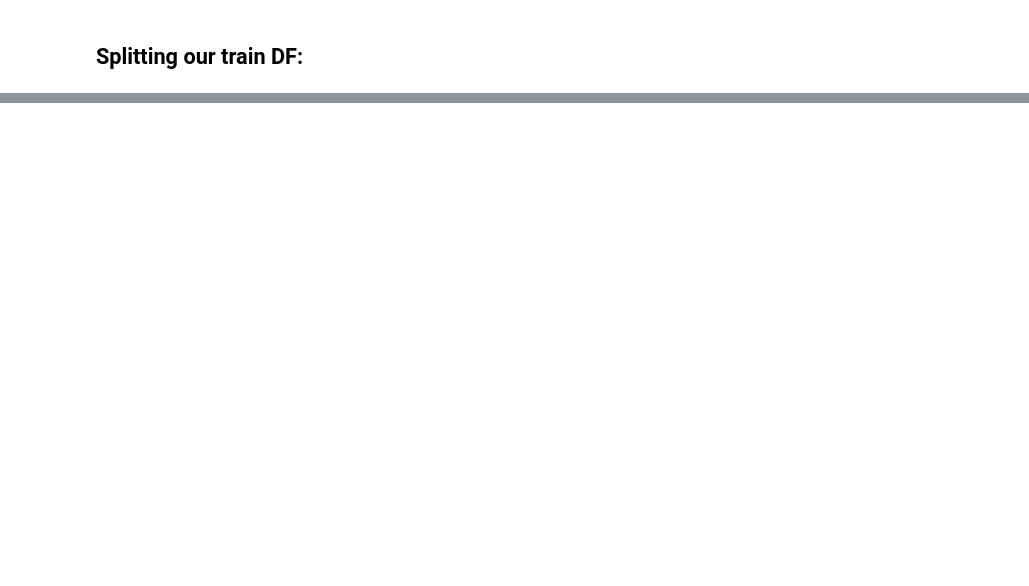
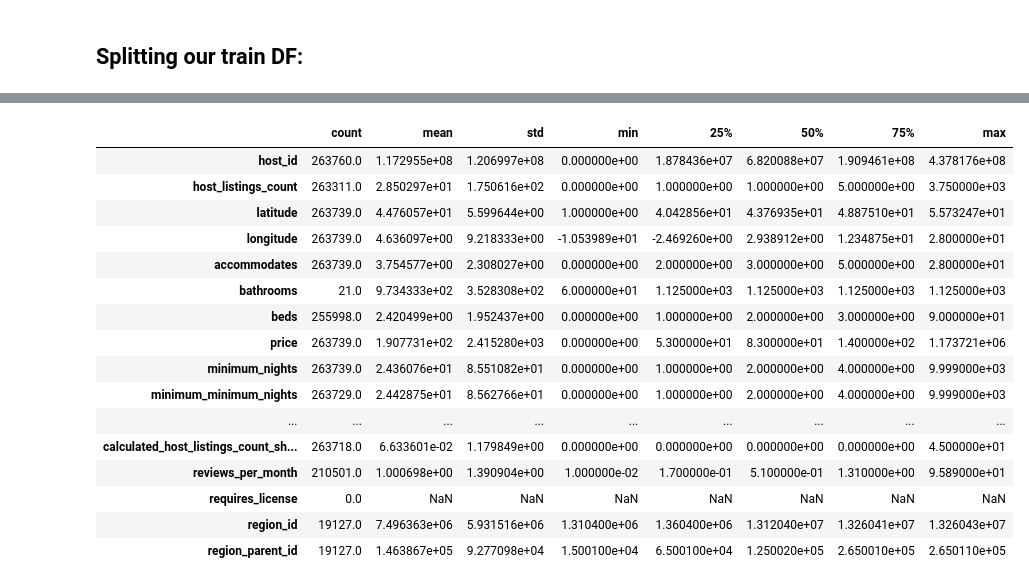
Before and after one commit to VictorPablo12/ML_kaggle_competition, a Jupyter notebook: Main.ipynb, the cells around one changed output, grey strips where cells are left out. Drawn from its saved outputs; the diff is of its cells as text; code cells hidden in the pictures; blank space fills up the shorter version.

```diff
--- a/Main.ipynb
+++ b/Main.ipynb
@@ -11,5 +13,6 @@ airBNB_train = pd.read_csv('data/train.csv.zip')
 # %% [markdown]
 - Making a copy just in case:
 # %%
-raw = airBNB_train.copy()
+raw_train= airBNB_train.copy()
+raw_test = airBNB_test.copy()
 # %%
@@ -65,0 +77,21 @@ from pycaret.regression import * #Import Pycaret
+# %%
+raw_train.columns
+raw_train.describe().T
+# %% [output]
+|  | count | mean | std | min | 25% | 50% | 75% | max |
+| host_id | 263760.0 | 1.172955e+08 | 1.206997e+08 | 0.000000e+00 | 1.878436e+07 | 6.820088e+07 | 1.909461e+08 | 4.378176e+08 |
+| host_listings_count | 263311.0 | 2.850297e+01 | 1.750616e+02 | 0.000000e+00 | 1.000000e+00 | 1.000000e+00 | 5.000000e+00 | 3.750000e+03 |
+| latitude | 263739.0 | 4.476057e+01 | 5.599644e+00 | 1.000000e+00 | 4.042856e+01 | 4.376935e+01 | 4.887510e+01 | 5.573247e+01 |
+| longitude | 263739.0 | 4.636097e+00 | 9.218333e+00 | -1.053989e+01 | -2.469260e+00 | 2.938912e+00 | 1.234875e+01 | 2.800000e+01 |
+| accommodates | 263739.0 | 3.754577e+00 | 2.308027e+00 | 0.000000e+00 | 2.000000e+00 | 3.000000e+00 | 5.000000e+00 | 2.800000e+01 |
+| bathrooms | 21.0 | 9.734333e+02 | 3.528308e+02 | 6.000000e+01 | 1.125000e+03 | 1.125000e+03 | 1.125000e+03 | 1.125000e+03 |
+| beds | 255998.0 | 2.420499e+00 | 1.952437e+00 | 0.000000e+00 | 1.000000e+00 | 2.000000e+00 | 3.000000e+00 | 9.000000e+01 |
+| price | 263739.0 | 1.907731e+02 | 2.415280e+03 | 0.000000e+00 | 5.300000e+01 | 8.300000e+01 | 1.400000e+02 | 1.173721e+06 |
+| minimum_nights | 263739.0 | 2.436076e+01 | 8.551082e+01 | 0.000000e+00 | 1.000000e+00 | 2.000000e+00 | 4.000000e+00 | 9.999000e+03 |
+| minimum_minimum_nights | 263729.0 | 2.442875e+01 | 8.562766e+01 | 0.000000e+00 | 1.000000e+00 | 2.000000e+00 | 4.000000e+00 | 9.999000e+03 |
+| ... | ... | ... | ... | ... | ... | ... | ... | ... |
+| calculated_host_listings_count_sh... | 263718.0 | 6.633601e-02 | 1.179849e+00 | 0.000000e+00 | 0.000000e+00 | 0.000000e+00 | 0.000000e+00 | 4.500000e+01 |
+| reviews_per_month | 210501.0 | 1.000698e+00 | 1.390904e+00 | 1.000000e-02 | 1.700000e-01 | 5.100000e-01 | 1.310000e+00 | 9.589000e+01 |
+| requires_license | 0.0 | NaN | NaN | NaN | NaN | NaN | NaN | NaN |
+| region_id | 19127.0 | 7.496363e+06 | 5.931516e+06 | 1.310400e+06 | 1.360400e+06 | 1.312040e+07 | 1.326041e+07 | 1.326043e+07 |
+| region_parent_id | 19127.0 | 1.463867e+05 | 9.277098e+04 | 1.500100e+04 | 6.500100e+04 | 1.250020e+05 | 2.650010e+05 | 2.650110e+05 |
```
Also changed, not shown: parts of 26 cells of this notebook.
